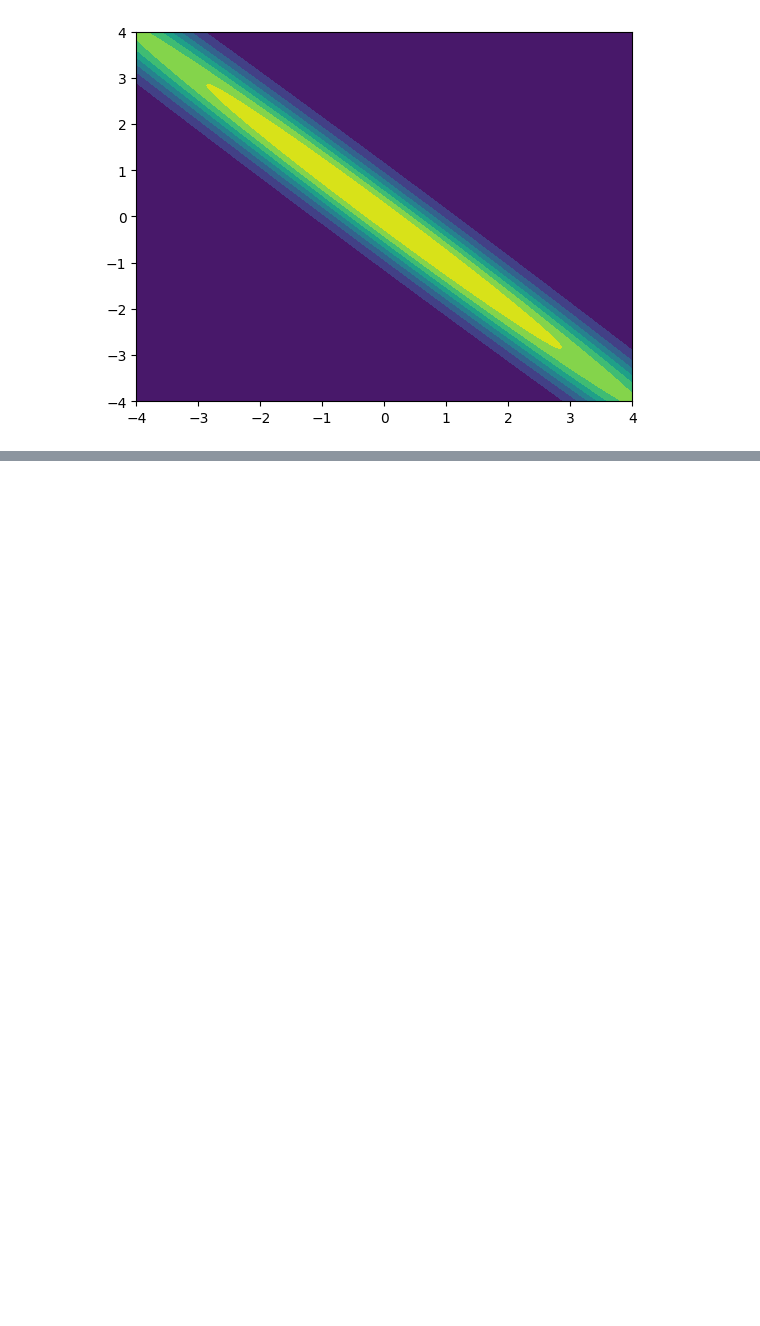
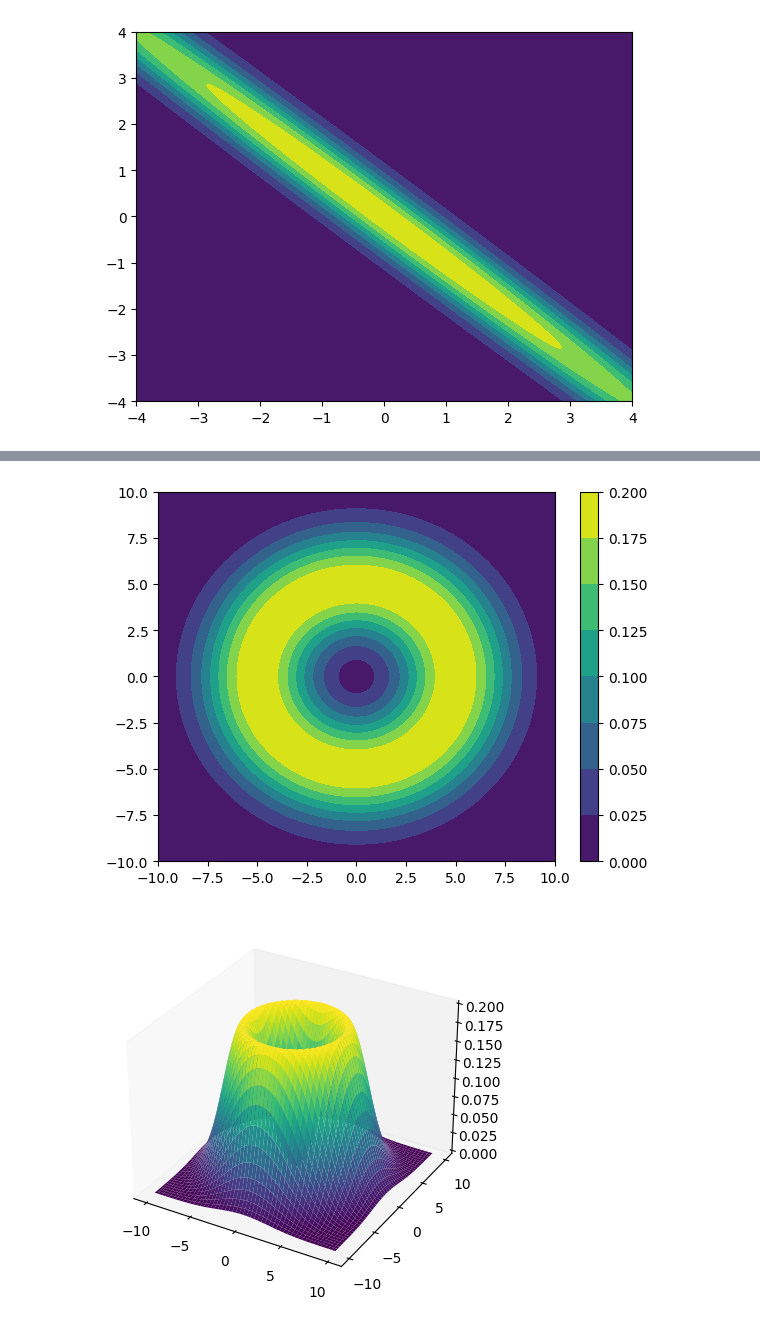
Before and after one commit to manab-ks/me4-modules, a Jupyter notebook: MECH70025-ML/Tutorial_1/Untitled-1.ipynb, the cells around one changed output, grey strips where cells are left out. Saved outputs shown, nothing was run; the diff lists cells and outputs as text; code cells hidden in the pictures; blank space fills up the shorter version.

```diff
--- a/MECH70025-ML/Tutorial_1/Untitled-1.ipynb
+++ b/MECH70025-ML/Tutorial_1/Untitled-1.ipynb
@@ -74,0 +125,42 @@ plt.scatter(q[:,0], q[:,1], color='green')
+# %%
+
+
+#Defining a function generates a ring like distribution, distrubition was calculated using the formula for a normal distribution and the Jacobean for the transformation of transformation of variables r and theta to x and y
+def ring(limit, num_points, mu, sigma):
+    x1line = np.linspace(-limit, limit, num_points)
+    x2line = np.linspace(-limit, limit, num_points)
+    x1grid, x2grid = np.meshgrid(x1line, x2line)
+    z = (1 / np.sqrt(2 * np.pi * sigma**2)) * np.exp(-((np.sqrt(x1grid**2 + x2grid**2) - mu)**2) / (2 * sigma**2))
+    return x1grid, x2grid, z
+# %%
+#Contour plot of class II
+x1grid, x2grid, z1 = ring(10, 1000, 5, 2)
+plt.contourf(x1grid, x2grid, z1, cmap='viridis', alpha=1)
+plt.colorbar()
+plt.show()
+
+#Surface plot of class II
+fig = plt.figure()
+ax = fig.add_subplot(111, projection='3d')
+ax.plot_surface(x1grid, x2grid, z1, cmap='viridis')
+ax.grid(False)
+plt.show()
+
+#Combining two rings for class I
+x3grid, x4grid, z2 = ring(10, 1000, 2, 1)
+x5grid, x6grid, z3 = ring(10, 1000, 8, 1)
+
+#Contour plot of class I
+x1_grid2, x2_grid2 , z_2 = np.concatenate((x3grid, x5grid)), np.concatenate((x4grid, x6grid)), np.concatenate((z2, z3))
+plt.contourf(x1_grid2, x2_grid2, z_2, cmap='inferno', alpha=1)
+plt.colorbar()
+
+#Surface plot of class I
+fig = plt.figure()
+ax = fig.add_subplot(111, projection='3d')
+ax.plot_surface(x1_grid2, x2_grid2, z_2, cmap='inferno')
+ax.grid(False)
+plt.show()
+# %% [output]
+[figure, added]
+[figure, added]
```
Also changed, not shown: parts of 8 cells of this notebook.
